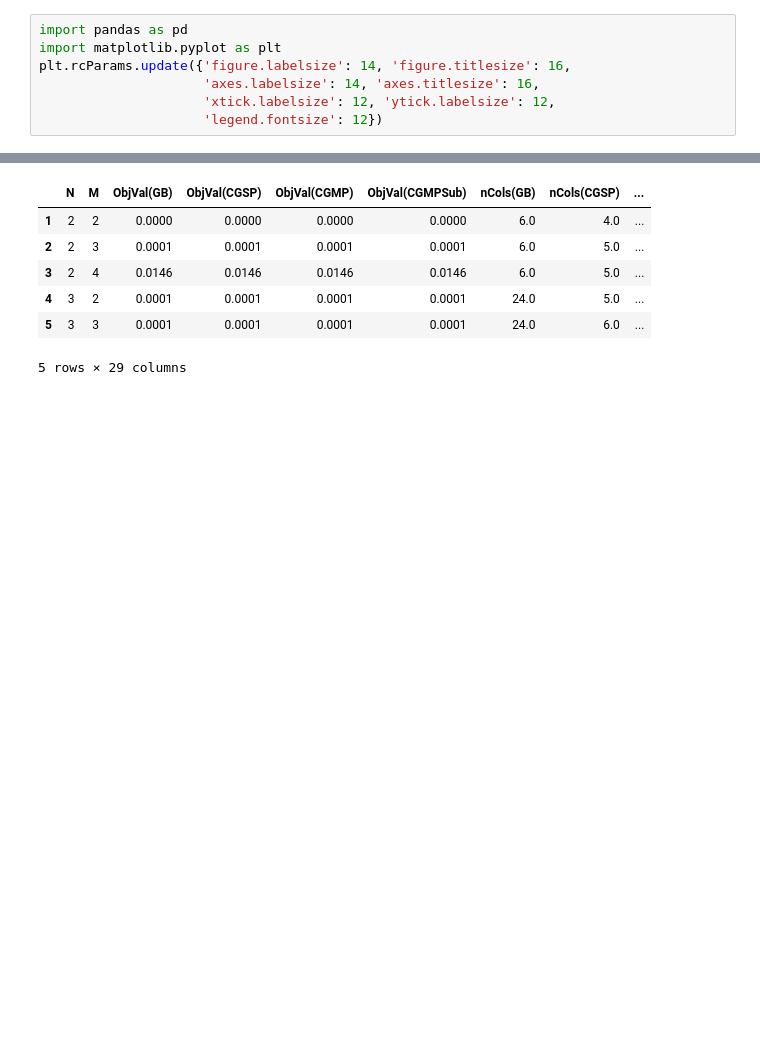
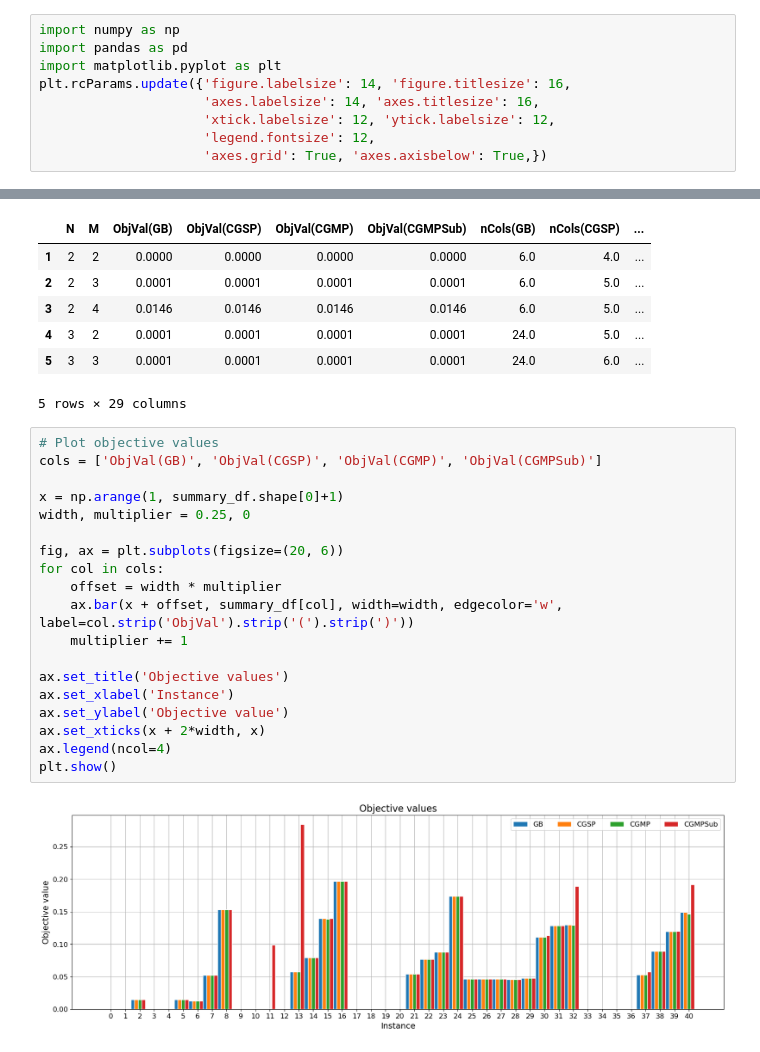
Before and after one commit to mhmoud-ashraf/Final-project, a Jupyter notebook: Visualization.ipynb, the cells around one changed output, grey strips where cells are left out. Saved outputs shown, nothing was run; the diff lists cells and outputs as text; blank space fills up the shorter version.

Commit message:
multiple runs and enhanced plots

```diff
--- a/Visualization.ipynb
+++ b/Visualization.ipynb
@@ -1,10 +1,12 @@
 # %%
+import numpy as np
 import pandas as pd
 import matplotlib.pyplot as plt
 plt.rcParams.update({'figure.labelsize': 14, 'figure.titlesize': 16,
                      'axes.labelsize': 14, 'axes.titlesize': 16,
                      'xtick.labelsize': 12, 'ytick.labelsize': 12,
-                     'legend.fontsize': 12})
+                     'legend.fontsize': 12,
+                     'axes.grid': True, 'axes.axisbelow': True,})
 # %%
 summary_df = pd.read_csv('summary.csv', index_col=0)
 summary_df['Gap(CGSP-CGMP)'] = summary_df['ObjVal(CGSP)'] - summary_df['ObjVal(CGMP)']
@@ -42,3 +44,24 @@ summary_df.head()
 | 4 | 3 | 2 | 0.0001 | 0.0001 | 0.0001 | 0.0001 | 24.0 | 5.0 | ... |
 | 5 | 3 | 3 | 0.0001 | 0.0001 | 0.0001 | 0.0001 | 24.0 | 6.0 | ... |
 5 rows × 29 columns
+# %%
+# Plot objective values
+cols = ['ObjVal(GB)', 'ObjVal(CGSP)', 'ObjVal(CGMP)', 'ObjVal(CGMPSub)']
+
+x = np.arange(1, summary_df.shape[0]+1)
+width, multiplier = 0.25, 0
+
+fig, ax = plt.subplots(figsize=(20, 6))
+for col in cols:
+    offset = width * multiplier
+    ax.bar(x + offset, summary_df[col], width=width, edgecolor='w', label=col.strip('ObjVal').strip('(').strip(')'))
+    multiplier += 1
+
+ax.set_title('Objective values')
+ax.set_xlabel('Instance')
+ax.set_ylabel('Objective value')
+ax.set_xticks(x + 2*width, x)
+ax.legend(ncol=4)
+plt.show()
+# %% [output]
+[figure, added]
```
Also changed, not shown: parts of 11 cells of this notebook, 1 other file.
